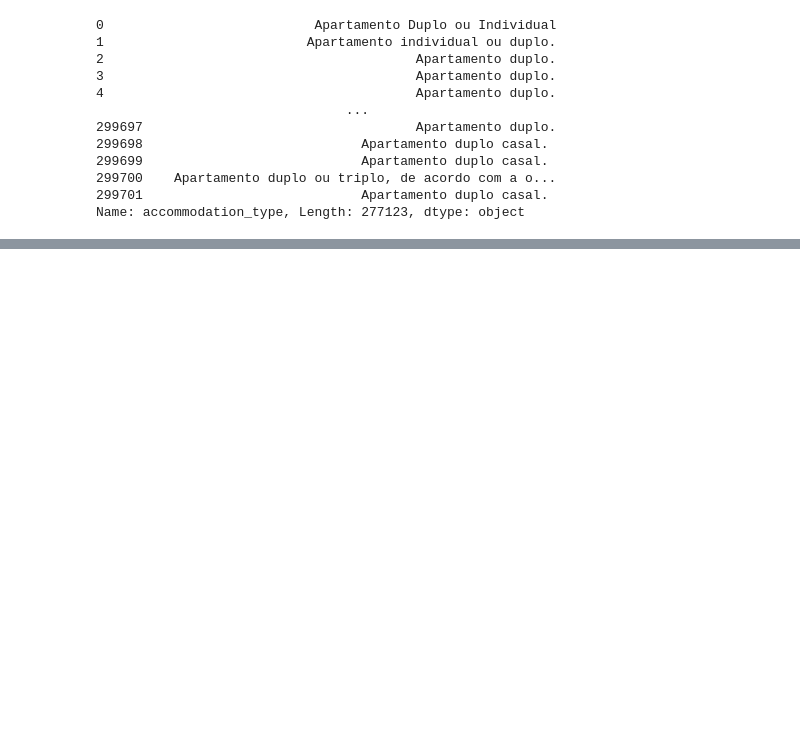
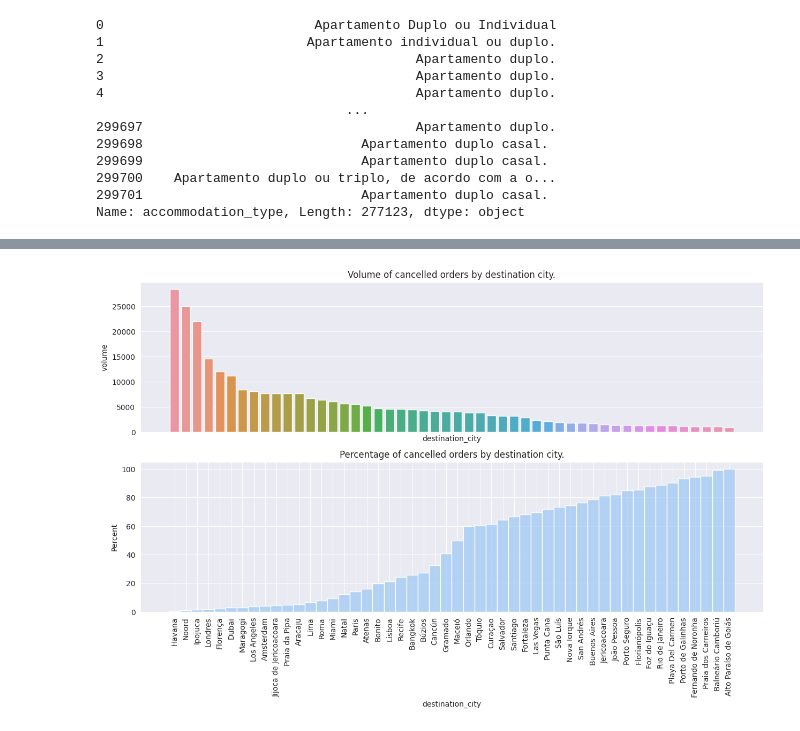
Before and after one commit to tamiriscrepalde/survival-analysis, a Jupyter notebook: notebooks/exploratory_data_analysis/exploratory_data_analysis.ipynb, the cells around one changed output, grey strips where cells are left out. Saved outputs shown, nothing was run; the diff lists cells and outputs as text; code cells hidden in the pictures; blank space fills up the shorter version.

```diff
--- a/notebooks/exploratory_data_analysis/exploratory_data_analysis.ipynb
+++ b/notebooks/exploratory_data_analysis/exploratory_data_analysis.ipynb
@@ -175,0 +250,3 @@ Name: accommodation_type, Length: 277123, dtype: object
+# %%
+destination_city = df.groupby('destination_city').count().order_date.reset_index()
+destination_city = destination_city.rename(columns={'order_date': 'volume'}).sort_values('volume', ascending=False)
@@ -175,0 +255,14 @@ Name: accommodation_type, Length: 277123, dtype: object
+# %%
+# limit the destination cities to have an interpretable plot
+destination_city = destination_city.head(50)
+# %%
+fig, ax = plt.subplots(2, sharex=True, figsize=(15,8))
+
+sns.barplot(destination_city, x='destination_city', y='volume', ax=ax[0])
+sns.histplot(df.loc[df.destination_city.isin(destination_city.destination_city)], x='destination_city', ax=ax[1], stat='percent', cumulative=True)
+
+plt.xticks(rotation=90);
+ax[0].set_title('Volume of cancelled orders by destination city.');
+ax[1].set_title('Percentage of cancelled orders by destination city.');
+# %% [output]
+[figure, added]
```
Also changed, not shown: parts of 28 cells of this notebook.
